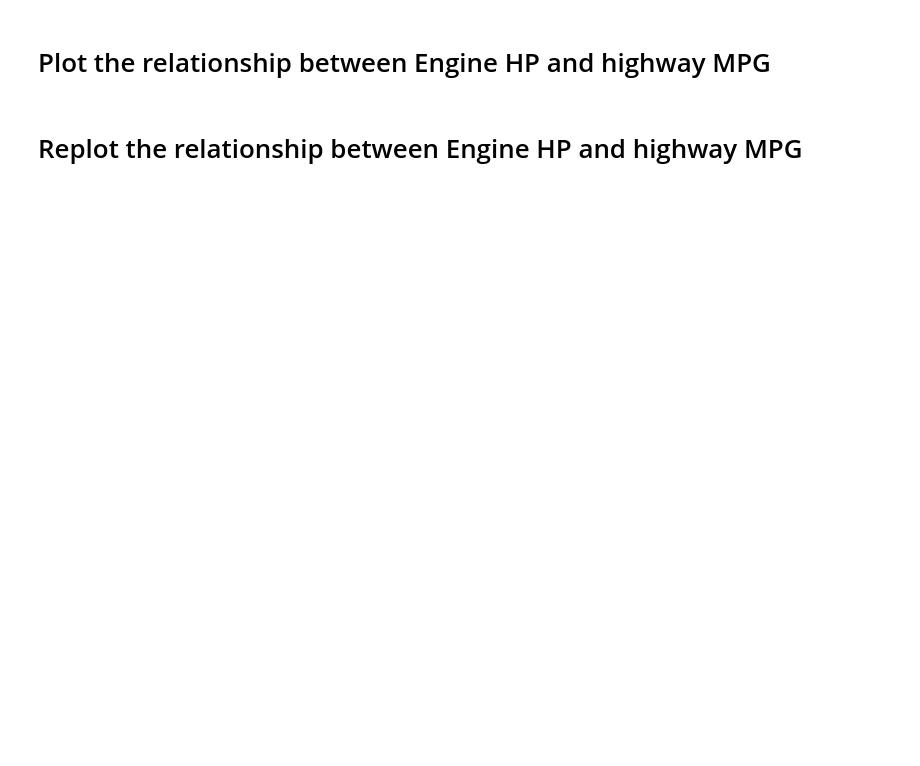
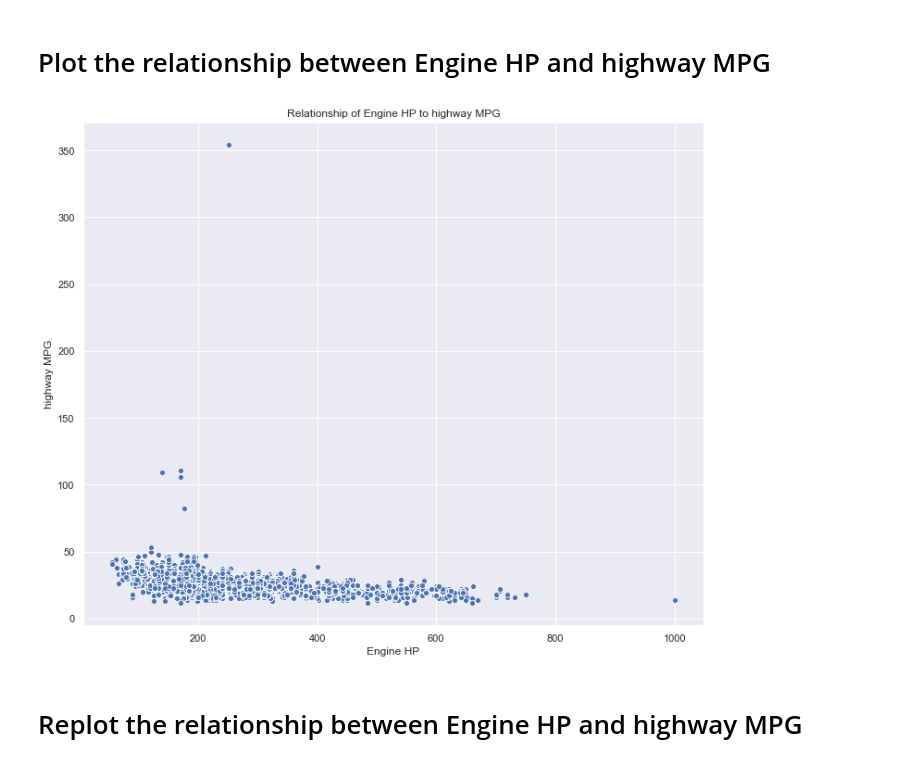
Before and after one commit to samihaque/my-2023-fall-data-science, a Jupyter notebook: Week-02-Data-Viz-EDA/sami.ipynb, the cells around one changed output. Cells and saved outputs as stored; diff of their text form; code cells hidden in the pictures; blank space fills up the shorter version.

```diff
--- a/Week-02-Data-Viz-EDA/sami.ipynb
+++ b/Week-02-Data-Viz-EDA/sami.ipynb
@@ -190,3 +246,20 @@ Make a new column that is called `adjusted_price`, that contains all prices, how
+# %%
+# Plot the relationship between Engine HP and highway MPG
+
+# Setting the figure size
+plt.figure(figsize=(12, 10))
+
+relationship_Engine_HP_highway_MPG = sns.scatterplot(
+    data=df,
+    x='Engine HP',
+    y='highway MPG');
+
+relationship_Engine_HP_highway_MPG.set_title("Relationship of Engine HP to highway MPG");
+
+#showing figure
+plt.show()
+# %% [output]
+[figure, added]
 # %%
 ### IF WE DIDN'T GET TO REMOVING OUTLIERS IN CLASS, THEN YOU CAN SKIP THIS SECTION
 # Remove any outliers from Engine HP and highway MPG
```
Also changed, not shown: parts of 21 cells of this notebook, 3 other files.
